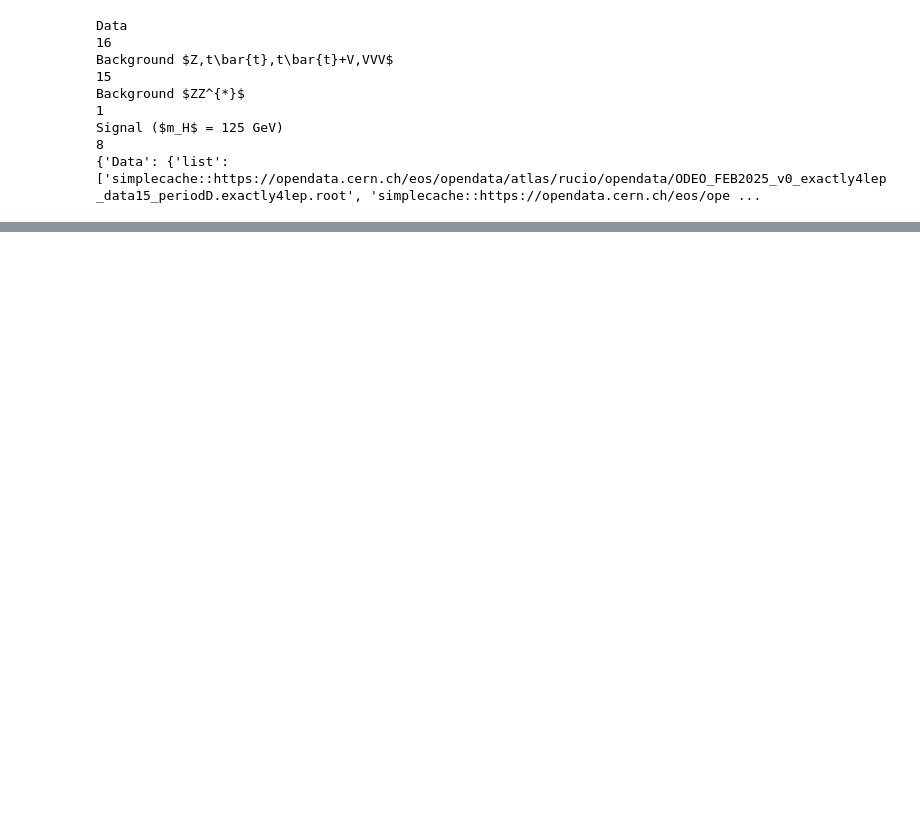
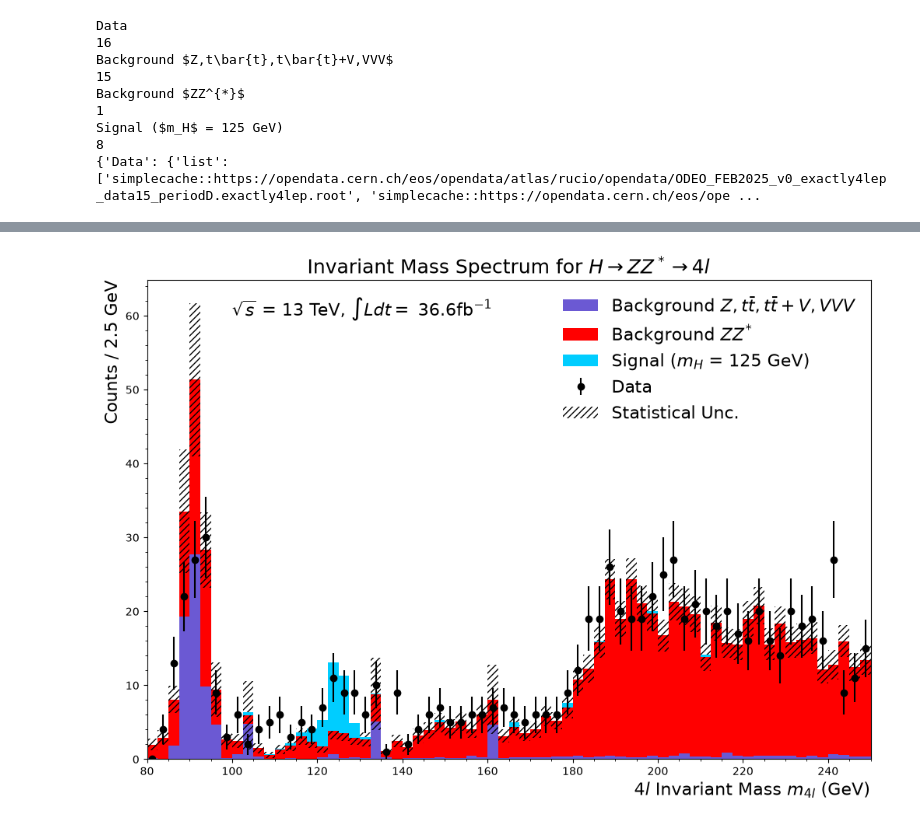
Before and after one commit to chrissellgrenbackup/intro-hep-project, a Jupyter notebook: mytutorialmacros/HZZ_tutorialanalysis.ipynb, the cells around one changed output, grey strips where cells are left out. Drawn from its saved outputs; the diff is of its cells as text; code cells hidden in the pictures; blank space fills up the shorter version.

Commit message:
finished plot

```diff
--- a/mytutorialmacros/HZZ_tutorialanalysis.ipynb
+++ b/mytutorialmacros/HZZ_tutorialanalysis.ipynb
@@ -127,8 +129,7 @@ Invariant mass: [5.6]
 def cut_lep_type(lep_type):
     sum_lep_type = lep_type[:,0]+lep_type[:,1]+lep_type[:, 2] + lep_type[:, 3]
     lep_type_cut_bool = (sum_lep_type != 44) & (sum_lep_type != 48) & (sum_lep_type != 52)
-    print(f"Cut for lepton type?: {lep_type_cut_bool}") #True means we cut
-    return lep_type_cut_bool
+    return lep_type_cut_bool # true means cut
 
 def cut_lep_charge(lep_charge):
     # first lepton in each event is [:, 0], 2nd lepton is [:, 1] etc
@@ -138,7 +139,6 @@ def cut_lep_charge(lep_charge):
 def calc_mass(lep_pt,lep_eta,lep_phi,lep_e):
     p4 = vector.zip({"pt": lep_pt, "eta": lep_eta, "phi": lep_phi, "E": lep_e})
     invar_mass = (p4[:,0]+p4[:,1] + p4[:,2] + p4[:,3]).M
-    print(f"Invariant mass: {invar_mass}")
     return invar_mass
 
 # this catches if the lepton that the event was triggered on matches one of the 4 leptons we care about
@@ -155,7 +155,7 @@ def cut_trig(trigE,trigM):
 # these criteria ensure that the lepton signature isn't a background from a jet or other process
 def ID_iso_cut(IDel,IDmu,isoel,isomu,pid):
     thispid = pid
-    return (ak.sum(((thispid==13) & IDmu & isomu) | (thispid==11 & IDel &isoel), axis=1) == 4)
+    return (ak.sum(((thispid == 13) & IDmu & isomu) | ((thispid == 11) & IDel & isoel), axis=1) == 4)
 # %%
 # empty list to hold all data for this simple
 sample_data = []
@@ -442,3 +438,10 @@ Background $ZZ^{*}$
 Signal ($m_H$ = 125 GeV)
 8
 {'Data': {'list': ['simplecache::https://opendata.cern.ch/eos/opendata/atlas/rucio/opendata/ODEO_FEB2025_v0_exactly4lep_data15_periodD.exactly4lep.root', 'simplecache::https://opendata.cern.ch/eos/ope ...
+# %%
+samples   = atom.build_dataset(defs, skim=skim, protocol='https', cache=True)
+for i,batch in enumerate(samples['Data']['list']):
+    thistree = uproot.open(batch+':analysis')
+    for data in thistree.iterate(variables,library="ak"): #data in awk array
+        lep_type = data['lep_type']
+        print(f"Num events in tree {i}: {len(data)}")
@@ -444,0 +465,69 @@ Signal ($m_H$ = 125 GeV)
+# %%
+# now make plot of all final data
+
+# histograms for data
+# why do i need to use np.histogram for the data but not for the MC?
+# because of the weights?
+data_x,_ = np.histogram(ak.to_numpy(all_data['Data']['mass']),bins=bin_edges)
+data_x_err = np.sqrt(data_x) # statistical error
+
+#histogram for MC signal
+signal_x = ak.to_numpy(all_data[r'Signal ($m_H$ = 125 GeV)']['mass'])
+# may need to use .totalWeight instead of ['totalWeight']
+signal_weights = ak.to_numpy(all_data[r'Signal ($m_H$ = 125 GeV)']['totalWeight'])
+signal_color = samples[r'Signal ($m_H$ = 125 GeV)']['color']
+
+#histogram for MC BG
+bg_ttbar_x = ak.to_numpy(all_data[r'Background $Z,t\bar{t},t\bar{t}+V,VVV$']['mass'])
+bg_ttbar_weights = ak.to_numpy(all_data[r'Background $Z,t\bar{t},t\bar{t}+V,VVV$']['totalWeight'])
+bg_ttbar_color = samples[r'Background $Z,t\bar{t},t\bar{t}+V,VVV$']['color']
+bg_ttbar_label = r'Background $Z,t\bar{t},t\bar{t}+V,VVV$'
+
+bg_ZZ_x = ak.to_numpy(all_data[r'Background $ZZ^{*}$']['mass'])
+bg_ZZ_weights = ak.to_numpy(all_data[r'Background $ZZ^{*}$']['totalWeight'])
+bg_ZZ_color = samples[r'Background $ZZ^{*}$']['color']
+bg_ZZ_label = r'Background $ZZ^{*}$'
+
+# mc_x is a list of 2 np arrays
+# each array contains the mass values for the events from that bg
+mc_x = [bg_ttbar_x,bg_ZZ_x]
+mc_weights = [bg_ttbar_weights,bg_ZZ_weights]
+mc_color = [bg_ttbar_color,bg_ZZ_color]
+mc_labels = [bg_ttbar_label,bg_ZZ_label]
+
+fig, ax = plt.subplots(figsize=(12,8))
+ax.errorbar(x=bin_centers,y=data_x,yerr=data_x_err,fmt='ko',label='Data')
+
+#with plt.hist stacked=True, mc_heights returns a tuple
+# first entry is histogram heights, 2d array of shape (1, num_bins)
+mc_heights = ax.hist(mc_x,bins=bin_edges,weights=mc_weights,
+                     stacked=True,color=mc_color,label=mc_labels)
+
+mc_x_tot = mc_heights[0][-1] #this is a 1D array of the MC BG y values
+
+#hstack concatenates the two bgs into a single np array
+#histogram the squared weights to get a hist of the variance
+mc_weight2,_ = np.histogram(np.hstack(mc_x),bins=bin_edges, weights=np.hstack(mc_weights)**2)
+mc_x_err = np.sqrt(mc_weight2)
+
+# plot the uncertainty from the MC bg
+ax.bar(bin_centers, #x
+       mc_x_err*2, bottom=mc_x_tot-mc_x_err,
+       hatch='////',alpha=0.4,width=step_size,
+       color='none',label="Statistical Unc.")
+
+#plot the signal bars
+ax.hist(signal_x,bins=bin_edges,bottom=mc_x_tot,
+        weights=signal_weights,color=signal_color,label=r'Signal ($m_H$ = 125 GeV)')
+
+#plot aesthetics
+ax.set_xlim(xmin,xmax)
+ax.xaxis.set_minor_locator(AutoMinorLocator())
+ax.yaxis.set_minor_locator(AutoMinorLocator())
+ax.set_xlabel(r"$4l$ Invariant Mass $m_{4l}$ (GeV)",fontsize=16,horizontalalignment='right',x=1)
+ax.set_ylabel(f'Counts / {step_size} GeV',fontsize=16,horizontalalignment='right',y=1)
+ax.legend(frameon=False,fontsize=16)
+ax.set_title(r'Invariant Mass Spectrum for $H \rightarrow ZZ^* \rightarrow 4l$',fontsize=18)
+
+plt.text(100,60,r'$\sqrt{s}$ = 13 TeV, $\int L dt =$ 36.6fb$^{-1}$',fontsize=16)
+# %% [output]
@@ -444,0 +535 @@ Signal ($m_H$ = 125 GeV)
+[figure, added]
```
Also changed, not shown: parts of 4 cells of this notebook.
